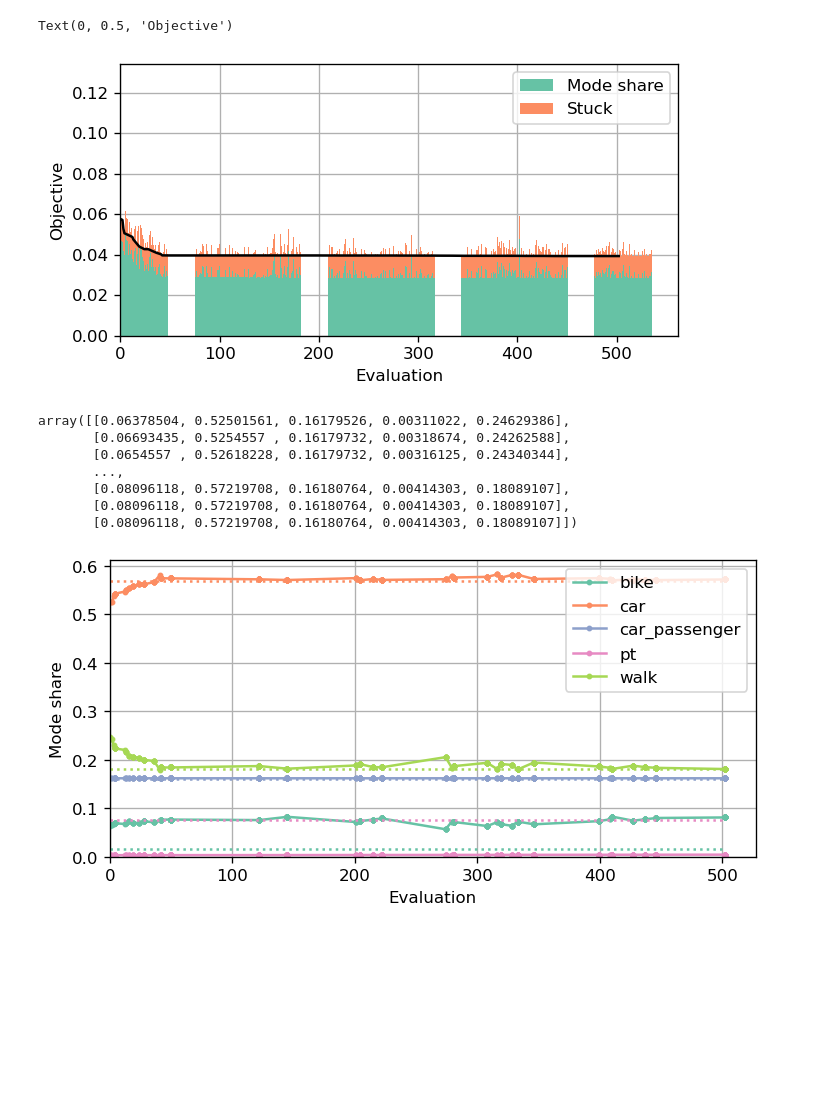
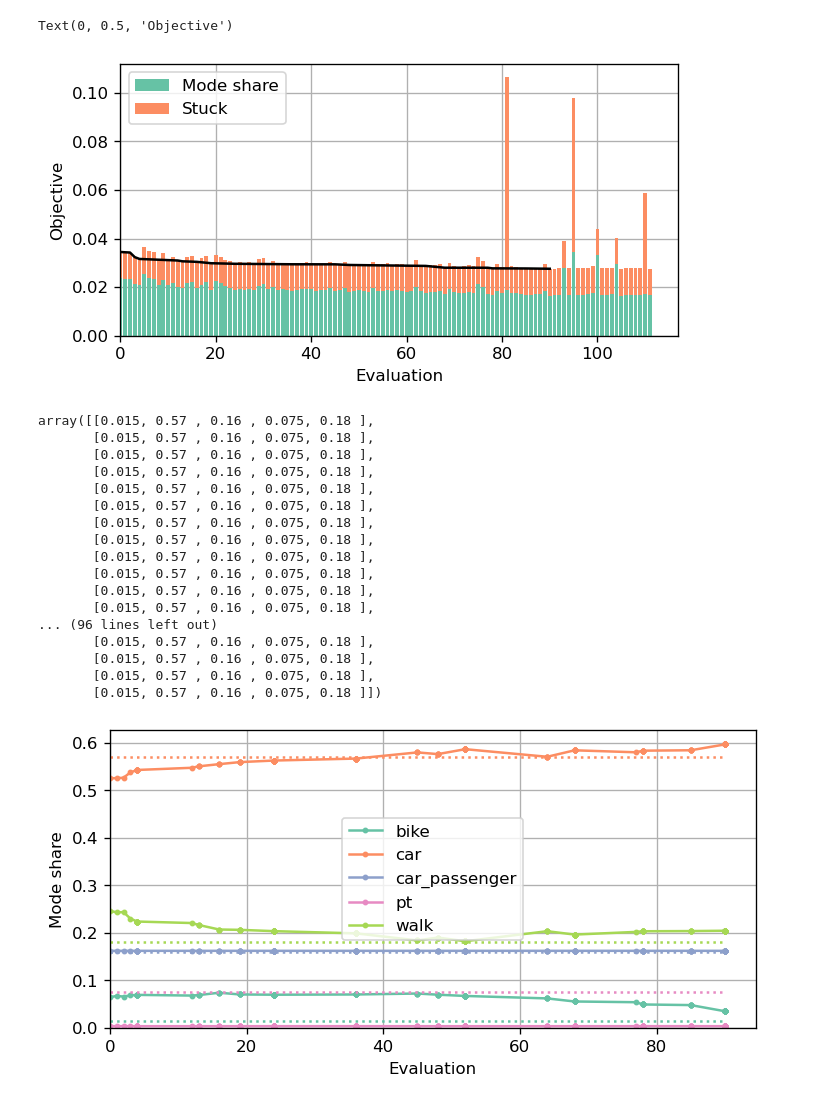
Before and after one commit to sebhoerl/boptx, a Jupyter notebook: examples/eqasim/SMS2.ipynb, the cells around one changed output. Drawn from its saved outputs; the diff is of its cells as text; code cells hidden in the pictures; blank space fills up the shorter version.

```diff
--- a/examples/eqasim/SMS2.ipynb
+++ b/examples/eqasim/SMS2.ipynb
@@ -14,5 +14,5 @@ calibration_5pct.p                            100%  637KB  48.3MB/s   00:00
 # %%
-with open("calibration_sms4.p", "rb") as f:
+with open("calibration_sms5.p", "rb") as f:
     data = pickle.load(f)
 # %%
 indices = [
@@ -91,46 +91,56 @@ plt.xlabel("Evaluation")
 plt.ylabel("Objective")
 # %% [output]
 Text(0, 0.5, 'Objective')
-[figure, old version]
+[figure, new version]
 # %%
 plt.figure(dpi = 120, figsize = (6, 3))
 
 reference = []
 simulation = []
 
 for i in best_indices:
     reference.append(data["evaluations"][i]["information"]["matsim"]["components"]["mode_share"]["configuration"]["reference_shares"])
     simulation.append(data["evaluations"][i]["information"]["matsim"]["components"]["mode_share"]["configuration"]["simulation_shares"])
 
 reference = np.array(reference)
 simulation = np.array(simulation)
 
 modes = data["evaluations"][i]["information"]["matsim"]["components"]["mode_share"]["configuration"]["modes"]
 
 for k in range(len(modes)):
     plt.plot(best_indices, reference[:,k], color = colors[k], linestyle = ":")
     plt.plot(best_indices, simulation[:,k], color = colors[k], marker = ".", markersize = 5, label = modes[k])
 
 plt.tight_layout()
 
 plt.legend(loc = "best")
 plt.grid(zorder = 0)
 plt.xlim([0, None])
 plt.ylim([0, None])
 
 plt.xlabel("Evaluation")
 plt.ylabel("Mode share")
 
-simulation
+reference
 # %% [output]
-array([[0.06378504, 0.52501561, 0.16179526, 0.00311022, 0.24629386],
-       [0.06693435, 0.5254557 , 0.16179732, 0.00318674, 0.24262588],
-       [0.0654557 , 0.52618228, 0.16179732, 0.00316125, 0.24340344],
-       ...,
-       [0.08096118, 0.57219708, 0.16180764, 0.00414303, 0.18089107],
-       [0.08096118, 0.57219708, 0.16180764, 0.00414303, 0.18089107],
-       [0.08096118, 0.57219708, 0.16180764, 0.00414303, 0.18089107]])
+array([[0.015, 0.57 , 0.16 , 0.075, 0.18 ],
+       [0.015, 0.57 , 0.16 , 0.075, 0.18 ],
+       [0.015, 0.57 , 0.16 , 0.075, 0.18 ],
+       [0.015, 0.57 , 0.16 , 0.075, 0.18 ],
+       [0.015, 0.57 , 0.16 , 0.075, 0.18 ],
+       [0.015, 0.57 , 0.16 , 0.075, 0.18 ],
+       [0.015, 0.57 , 0.16 , 0.075, 0.18 ],
+       [0.015, 0.57 , 0.16 , 0.075, 0.18 ],
+       [0.015, 0.57 , 0.16 , 0.075, 0.18 ],
+       [0.015, 0.57 , 0.16 , 0.075, 0.18 ],
+       [0.015, 0.57 , 0.16 , 0.075, 0.18 ],
+       [0.015, 0.57 , 0.16 , 0.075, 0.18 ],
+... (96 lines left out)
+       [0.015, 0.57 , 0.16 , 0.075, 0.18 ],
+       [0.015, 0.57 , 0.16 , 0.075, 0.18 ],
+       [0.015, 0.57 , 0.16 , 0.075, 0.18 ],
+       [0.015, 0.57 , 0.16 , 0.075, 0.18 ]])
-[figure, old version]
+[figure, new version]
 # %%
 plt.figure(figsize = (8, 4), dpi = 120)
 
```
Also changed, not shown: parts of 4 cells of this notebook.
